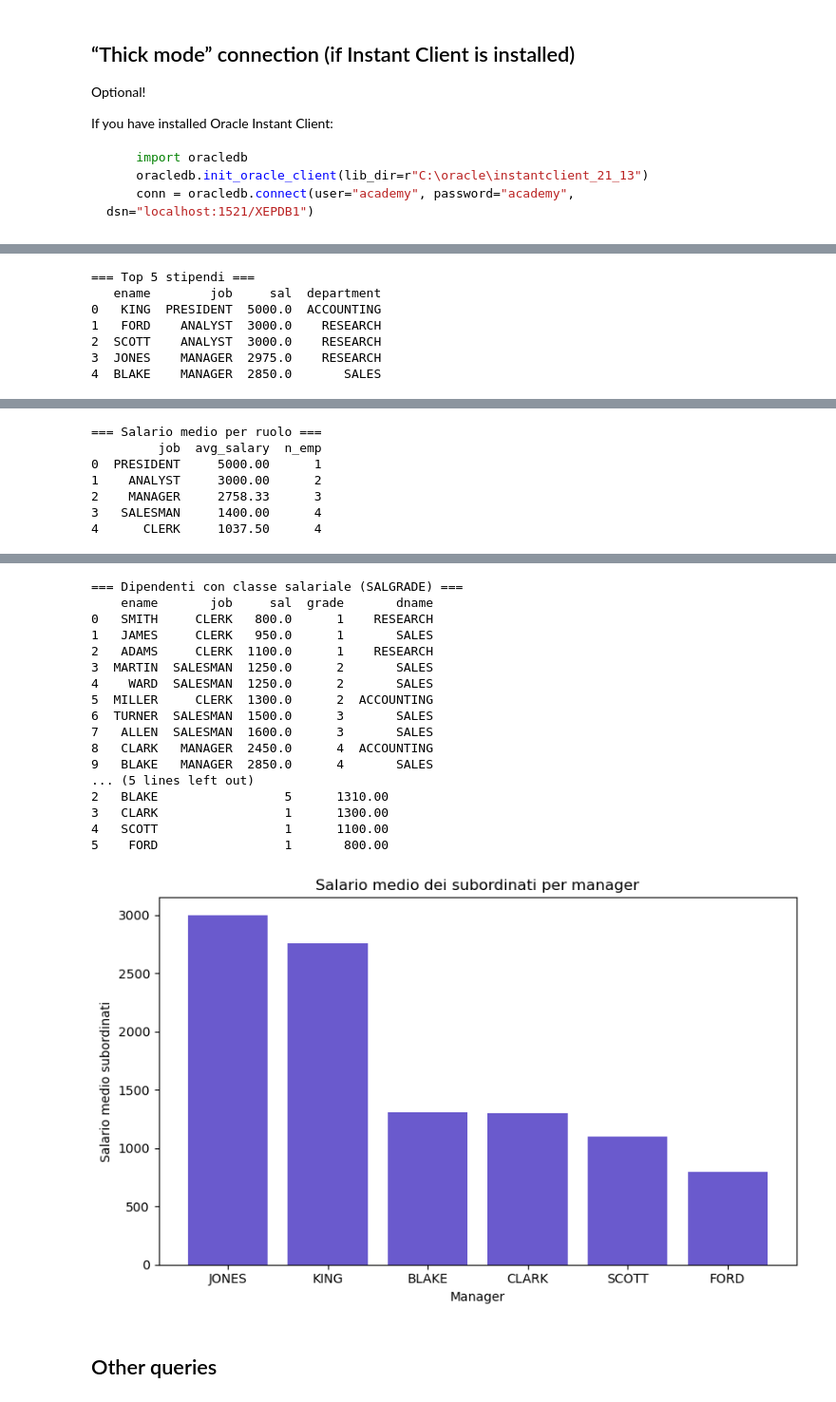
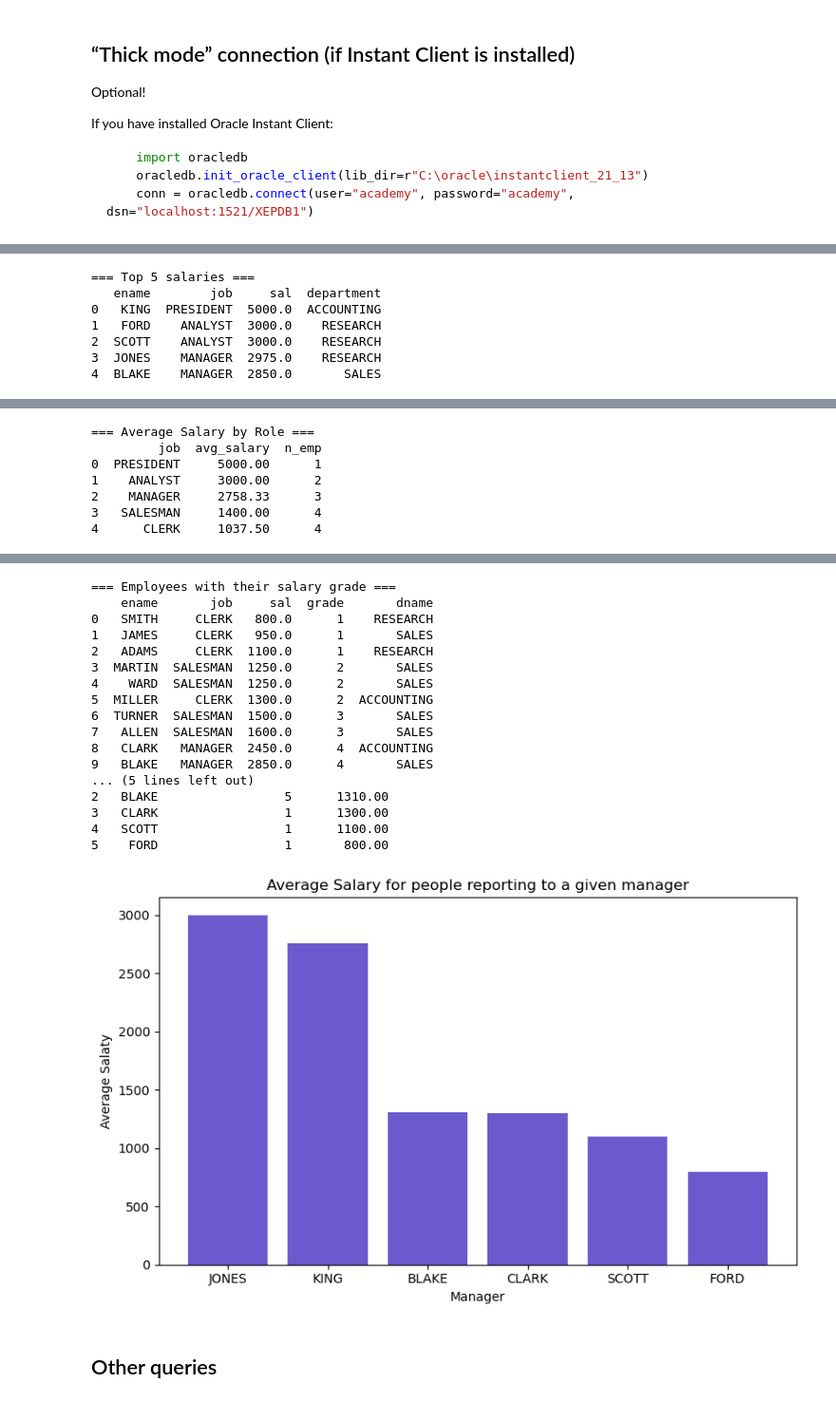
Before and after one commit to antonio-corsi/Corso-Python-Accesso-Dati, a Jupyter notebook: oracle_from_python_en.ipynb, the cells around one changed output, grey strips where cells are left out. Shown at 95% size. Drawn from its saved outputs; the diff is of its cells as text; code cells hidden in the pictures.

```diff
--- a/oracle_from_python_en.ipynb
+++ b/oracle_from_python_en.ipynb
@@ -678,7 +713,9 @@ It is a script that:
 # %%
 # ==========================================================
-# Oracle EMP Analytics Demo
+# Oracle Analytics Demo on the Emp/Depts/Salgrade schema
 # ==========================================================
+
+# --- IMPORTS ---
 from sqlalchemy import create_engine
 import pandas as pd
 import matplotlib.pyplot as plt
@@ -690,10 +727,11 @@ host = "localhost"
 port = 1521
 service_name = "XEPDB1"
 
+# --- CREATE SQLALCHEMY ENGINE ---
 engine = create_engine(f"oracle+oracledb://{user}:{password}@{host}:{port}/?service_name={service_name}")
 
 # ----------------------------------------------------------
-# 1️⃣ Salario medio per dipartimento
+# 1️⃣ Average salary by Department (ordered descending)
 # ----------------------------------------------------------
 query1 = """
 SELECT d.dname AS department, ROUND(AVG(e.sal),2) AS avg_salary
@@ -701,14 +739,14 @@ FROM emp e JOIN dept d ON e.deptno = d.deptno
 GROUP BY d.dname ORDER BY avg_salary DESC
 """
 df1 = pd.read_sql(query1, engine)
-print("\n=== Salario medio per dipartimento ===")
+print("\n=== Average Salary by Dept ===")
 print(df1)
 
 plt.figure(figsize=(8,5))
 plt.bar(df1["department"], df1["avg_salary"], color="royalblue")
-plt.title("Salario medio per dipartimento")
-plt.xlabel("Dipartimento")
-plt.ylabel("Salario medio")
+plt.title("Average Salary by Dept")
+plt.xlabel("Department")
+plt.ylabel("Average Salary")
 plt.grid(axis="y", linestyle="--", alpha=0.5)
 plt.tight_layout()
 plt.show()
@@ -722,20 +760,20 @@ FROM emp JOIN dept USING(deptno)
 ORDER BY sal DESC FETCH FIRST 5 ROWS ONLY
 """
 df2 = pd.read_sql(query2, engine)
-print("\n=== Top 5 stipendi ===")
+print("\n=== Top 5 salaries ===")
 print(df2)
 
 plt.figure(figsize=(8,5))
 plt.barh(df2["ename"], df2["sal"], color="seagreen")
-plt.title("Top 5 stipendi")
-plt.xlabel("Salario")
-plt.ylabel("Dipendente")
+plt.title("Top 5 salaries")
+plt.xlabel("Salary")
+plt.ylabel("Employee")
 plt.gca().invert_yaxis()
 plt.tight_layout()
 plt.show()
 
 # ----------------------------------------------------------
-# 3️⃣ Salario medio per ruolo (JOB)
+# 3️⃣ Average Salary by role (JOB)
 # ----------------------------------------------------------
 query3 = """
 SELECT job, ROUND(AVG(sal),2) AS avg_salary, COUNT(*) AS n_emp
@@ -744,14 +782,14 @@ GROUP BY job
 ORDER BY avg_salary DESC
 """
 df3 = pd.read_sql(query3, engine)
-print("\n=== Salario medio per ruolo ===")
+print("\n=== Average Salary by Role ===")
 print(df3)
 
 plt.figure(figsize=(8,5))
 plt.bar(df3["job"], df3["avg_salary"], color="darkorange")
-plt.title("Salario medio per ruolo")
-plt.xlabel("Ruolo")
-plt.ylabel("Salario medio")
+plt.title("Average Salary by Role")
+plt.xlabel("Role")
+plt.ylabel("Average Salary")
 plt.tight_layout()
 plt.show()
 
@@ -766,11 +804,13 @@ JOIN dept d ON e.deptno = d.deptno
 ORDER BY s.grade, e.sal
 """
 df4 = pd.read_sql(query4, engine)
-print("\n=== Dipendenti con classe salariale (SALGRADE) ===")
+print("\n=== Employees with their salary grade ===")
 print(df4.head(10))
 
+# there is NO chart here because this query is just to show how to join with SALGRADE
+
 # ----------------------------------------------------------
-# 5️⃣ Average salaries per manager
+# 5️⃣ Average salaries for manager
 # ----------------------------------------------------------
 query5 = """
 SELECT m.ename AS manager,
@@ -782,19 +822,19 @@ GROUP BY m.ename
 ORDER BY avg_sal_sub DESC
 """
 df5 = pd.read_sql(query5, engine)
-print("\n=== Media salari dei subordinati per manager ===")
+print("\n=== Average Salary for people reporting to a given manager ===")
 print(df5)
 
 plt.figure(figsize=(8,5))
 plt.bar(df5["manager"], df5["avg_sal_sub"], color="slateblue")
-plt.title("Salario medio dei subordinati per manager")
+plt.title("Average Salary for people reporting to a given manager")
 plt.xlabel("Manager")
-plt.ylabel("Salario medio subordinati")
+plt.ylabel("Average Salaty")
 plt.tight_layout()
 plt.show()
 
 # ----------------------------------------------------------
-# Fine
+# Final disposal of the engine
 # ----------------------------------------------------------
 engine.dispose()
 # %% [output]
@@ -807,4 +847,4 @@ engine.dispose()
-=== Top 5 stipendi ===
+=== Top 5 salaries ===
    ename        job     sal  department
 0   KING  PRESIDENT  5000.0  ACCOUNTING
 1   FORD    ANALYST  3000.0    RESEARCH
@@ -815,4 +855,4 @@ engine.dispose()
-=== Salario medio per ruolo ===
+=== Average Salary by Role ===
          job  avg_salary  n_emp
 0  PRESIDENT     5000.00      1
 1    ANALYST     3000.00      2
@@ -823,21 +863,21 @@ engine.dispose()
-=== Dipendenti con classe salariale (SALGRADE) ===
+=== Employees with their salary grade ===
     ename       job     sal  grade       dname
 0   SMITH     CLERK   800.0      1    RESEARCH
 1   JAMES     CLERK   950.0      1       SALES
 2   ADAMS     CLERK  1100.0      1    RESEARCH
 3  MARTIN  SALESMAN  1250.0      2       SALES
 4    WARD  SALESMAN  1250.0      2       SALES
 5  MILLER     CLERK  1300.0      2  ACCOUNTING
 6  TURNER  SALESMAN  1500.0      3       SALES
 7   ALLEN  SALESMAN  1600.0      3       SALES
 8   CLARK   MANAGER  2450.0      4  ACCOUNTING
 9   BLAKE   MANAGER  2850.0      4       SALES
 ... (5 lines left out)
 2   BLAKE                 5      1310.00
 3   CLARK                 1      1300.00
 4   SCOTT                 1      1100.00
 5    FORD                 1       800.00
-[figure, old version]
+[figure, new version]
 # %% [markdown]
 ## Other queries
 # %% [markdown]
```
Also changed, not shown: parts of 34 cells of this notebook, 1 other file.
